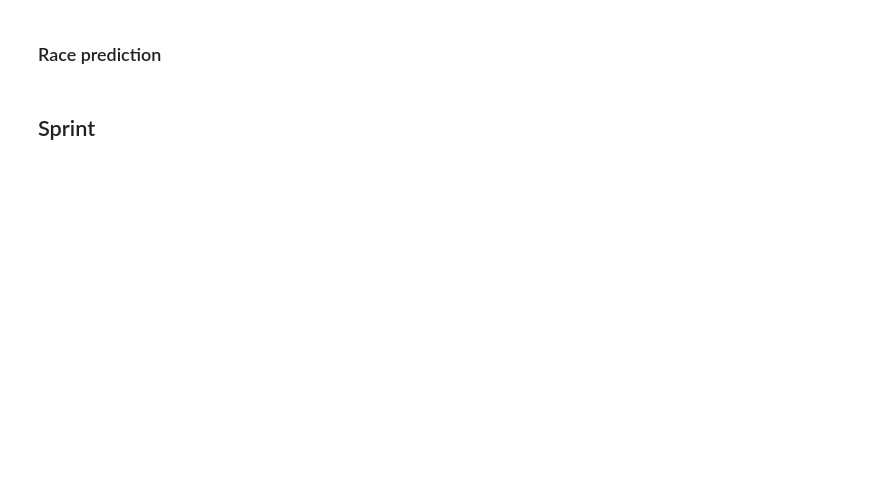
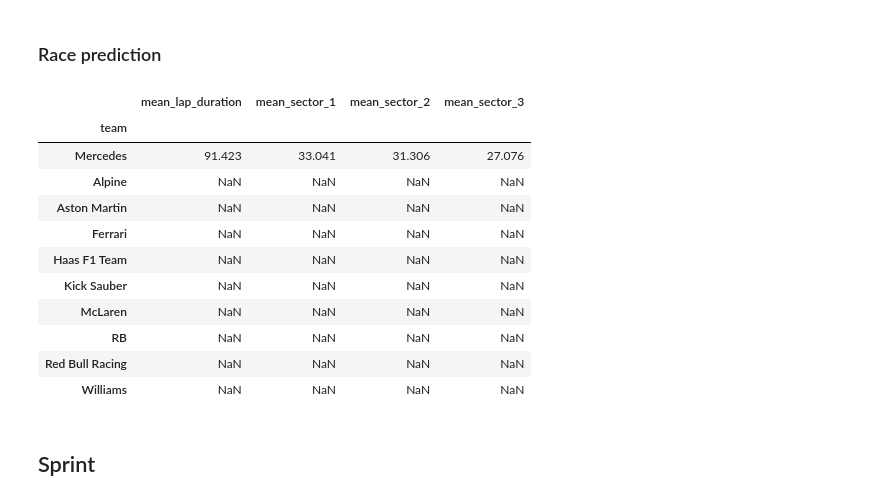
Before and after one commit to frankdelpiero/F1_notebooks, a Jupyter notebook: F1_24/Qatar_Recap.ipynb, the cells around one changed output. Cells and saved outputs as stored; diff of their text form; code cells hidden in the pictures; blank space fills up the shorter version.

```diff
--- a/F1_24/Qatar_Recap.ipynb
+++ b/F1_24/Qatar_Recap.ipynb
@@ -847,9 +1196,9 @@ pd.DataFrame(mergequaly.groupby("name_acronym")['duration_sector_3'].min().sort_
 ## Predictions
 # %%
 # Free Practice 1
-practice = libraryDataF1.obtain_information('laps',session_key=9607)
-stintInformation = libraryDataF1.obtain_information('stints',session_key=9607)
-drivers = libraryDataF1.obtain_information('drivers',session_key=9607)
+practice = libraryDataF1.obtain_information('laps',session_key=9650)
+stintInformation = libraryDataF1.obtain_information('stints',session_key=9650)
+drivers = libraryDataF1.obtain_information('drivers',session_key=9650)
 
 stintsDataFrame =libraryDataF1.stint_configuration(drivers,stintInformation)
 jointablesfreepractice1 = pd.merge(practice,stintsDataFrame,on=['lap_number','driver_number'])
@@ -878,8 +1240,21 @@ qualy_simulation.sort_values(by='qualy_lap_time')
 # %% [markdown]
 ### Race prediction
 # %%
-race_simulation = libraryDataF1.race_prediction(jointablesfreepractice1,drivers,97,100)
+race_simulation = libraryDataF1.race_prediction(jointablesfreepractice1,drivers,85,92)
 race_simulation.groupby('team').mean().sort_values(by='mean_lap_duration')
+# %% [output]
+|  | mean_lap_duration | mean_sector_1 | mean_sector_2 | mean_sector_3 |
+| team |  |  |  |  |
+| Mercedes | 91.423 | 33.041 | 31.306 | 27.076 |
+| Alpine | NaN | NaN | NaN | NaN |
+| Aston Martin | NaN | NaN | NaN | NaN |
+| Ferrari | NaN | NaN | NaN | NaN |
+| Haas F1 Team | NaN | NaN | NaN | NaN |
+| Kick Sauber | NaN | NaN | NaN | NaN |
+| McLaren | NaN | NaN | NaN | NaN |
+| RB | NaN | NaN | NaN | NaN |
+| Red Bull Racing | NaN | NaN | NaN | NaN |
+| Williams | NaN | NaN | NaN | NaN |
 # %% [markdown]
 ## Sprint
 # %%
```
Also changed, not shown: parts of 74 cells of this notebook.
